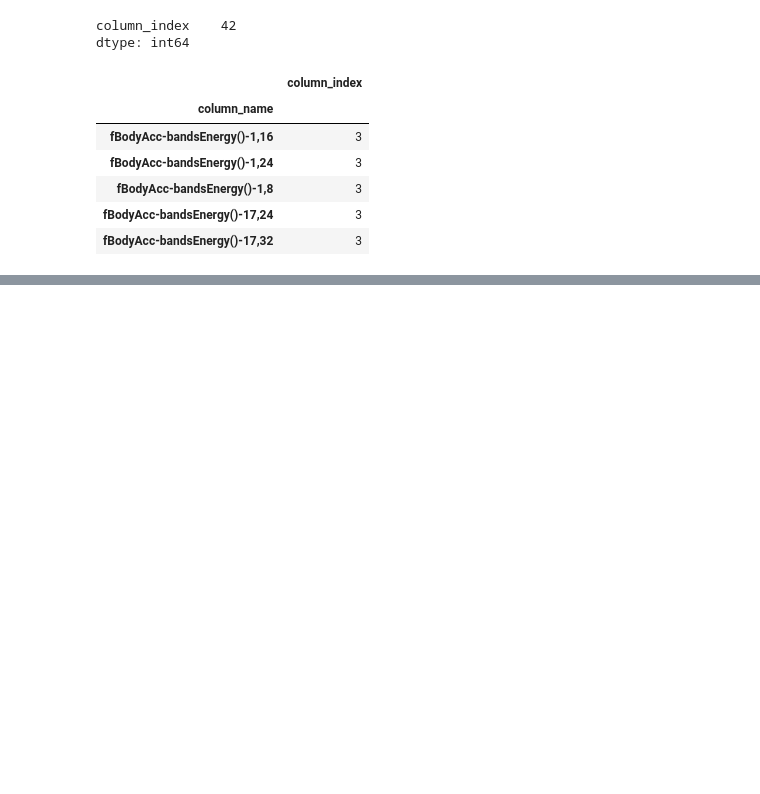
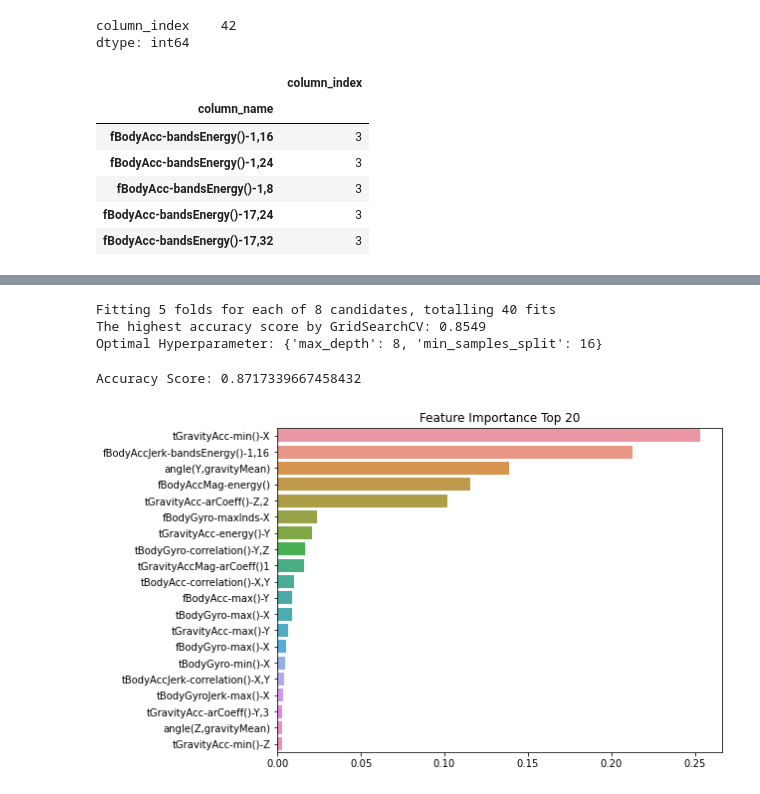
Before and after one commit to Yubin-Hong/python_machine_learning_guide, a Jupyter notebook: 4-1,2_Classification_DecisionTree.ipynb, the cells around one changed output, grey strips where cells are left out. Saved outputs shown, nothing was run; the diff lists cells and outputs as text; code cells hidden in the pictures; blank space fills up the shorter version.

```diff
--- a/4-1,2_Classification_DecisionTree.ipynb
+++ b/4-1,2_Classification_DecisionTree.ipynb
@@ -236,0 +321,9 @@ def get_new_feature_name_df(old_feature_name_df):
+# %%
+from sklearn.model_selection import GridSearchCV
+
+params = {'max_depth': [6,8,10,12,16,20,24]}
+
+grid_cv = GridSearchCV(estimator=dt_clf, param_grid=params, scoring='accuracy', cv=5, verbose=1)
+grid_cv.fit(X_train, y_train)
+print('The highest accuracy score by GridSearchCV:', np.round(grid_cv.best_score_, 4))
+print('Optimal Hyperparameter:', grid_cv.best_params_)
@@ -236,0 +347,9 @@ def get_new_feature_name_df(old_feature_name_df):
+# %%
+max_depth = [6,8,10,12,16,20,24]
+
+for depth in max_depth:
+    dt_clf = DecisionTreeClassifier(max_depth = depth, random_state=156)
+    dt_clf.fit(X_train, y_train)
+    pred = dt_clf.predict(X_test)
+    accuracy = accuracy_score(y_test, pred)
+    print('max_depth: {} --> accuracy: {:.4f}'.format(depth, accuracy))
@@ -236,0 +364,30 @@ def get_new_feature_name_df(old_feature_name_df):
+# %%
+params = {'max_depth':[8,12,16,20],
+          'min_samples_split':[16,24]}
+
+grid_cv = GridSearchCV(dt_clf, param_grid=params, scoring='accuracy', cv=5, verbose=1)
+grid_cv.fit(X_train, y_train)
+print('The highest accuracy score by GridSearchCV:', np.round(grid_cv.best_score_, 4))
+print('Optimal Hyperparameter:', grid_cv.best_params_)
+# %% [output]
+Fitting 5 folds for each of 8 candidates, totalling 40 fits
+The highest accuracy score by GridSearchCV: 0.8549
+Optimal Hyperparameter: {'max_depth': 8, 'min_samples_split': 16}
+# %%
+best_dt_clf = grid_cv.best_estimator_
+pred1 = best_dt_clf.predict(X_test)
+accuracy = accuracy_score(y_test, pred1)
+print('Accuracy Score:', accuracy)
+# %% [output]
+Accuracy Score: 0.8717339667458432
+# %%
+feature_importance_values = best_dt_clf.feature_importances_
+feature_importance_series = pd.Series(feature_importance_values, index=X_train.columns)
+feature_importance_top20 = feature_importance_series.sort_values(ascending=False)[:20]
+
+plt.figure(figsize=(8,6))
+plt.title('Feature Importance Top 20')
+sns.barplot(x=feature_importance_top20, y=feature_importance_top20.index)
+plt.show()
+# %% [output]
+[figure, added]
```
Also changed, not shown: parts of 12 cells of this notebook.
